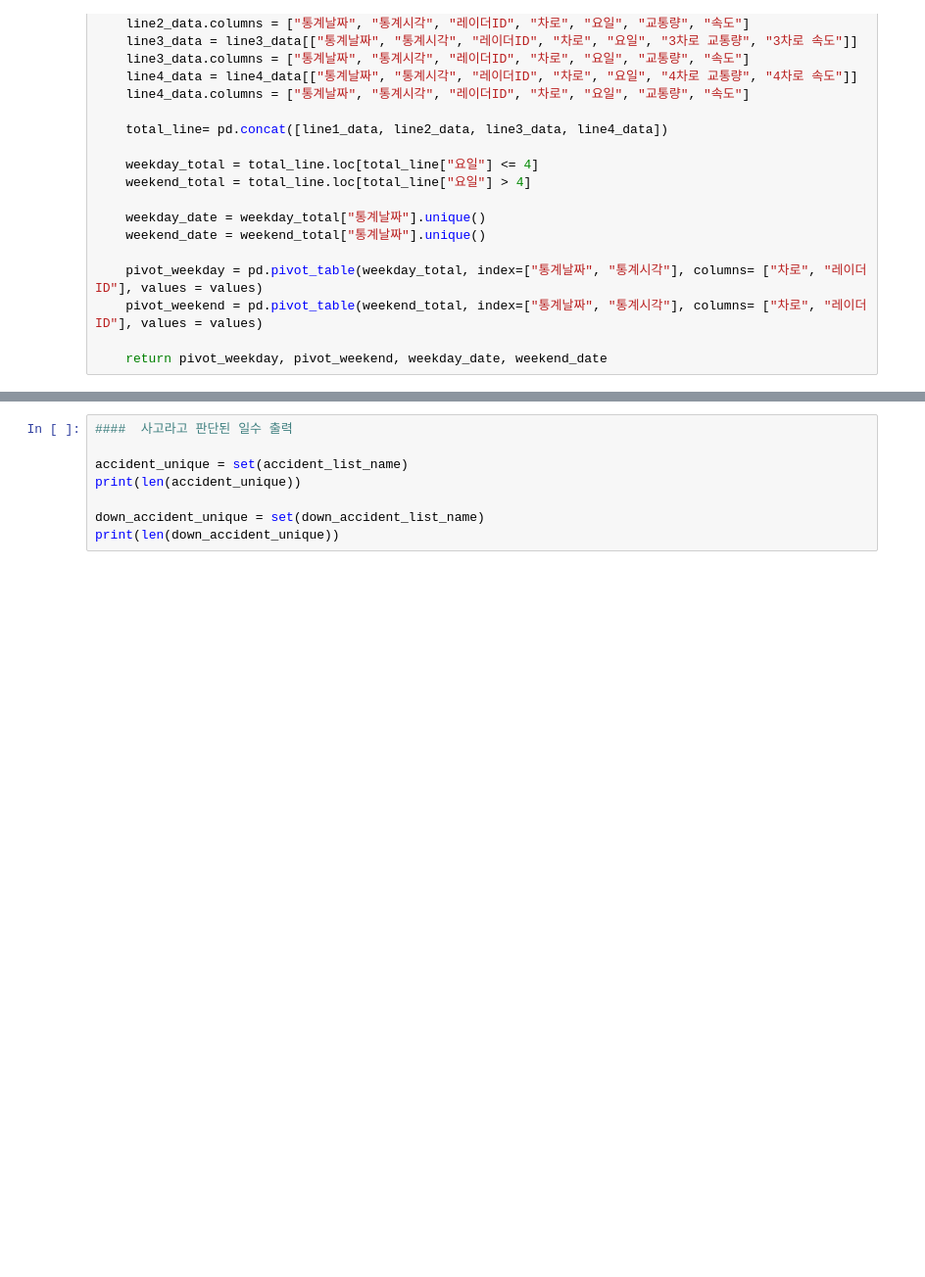
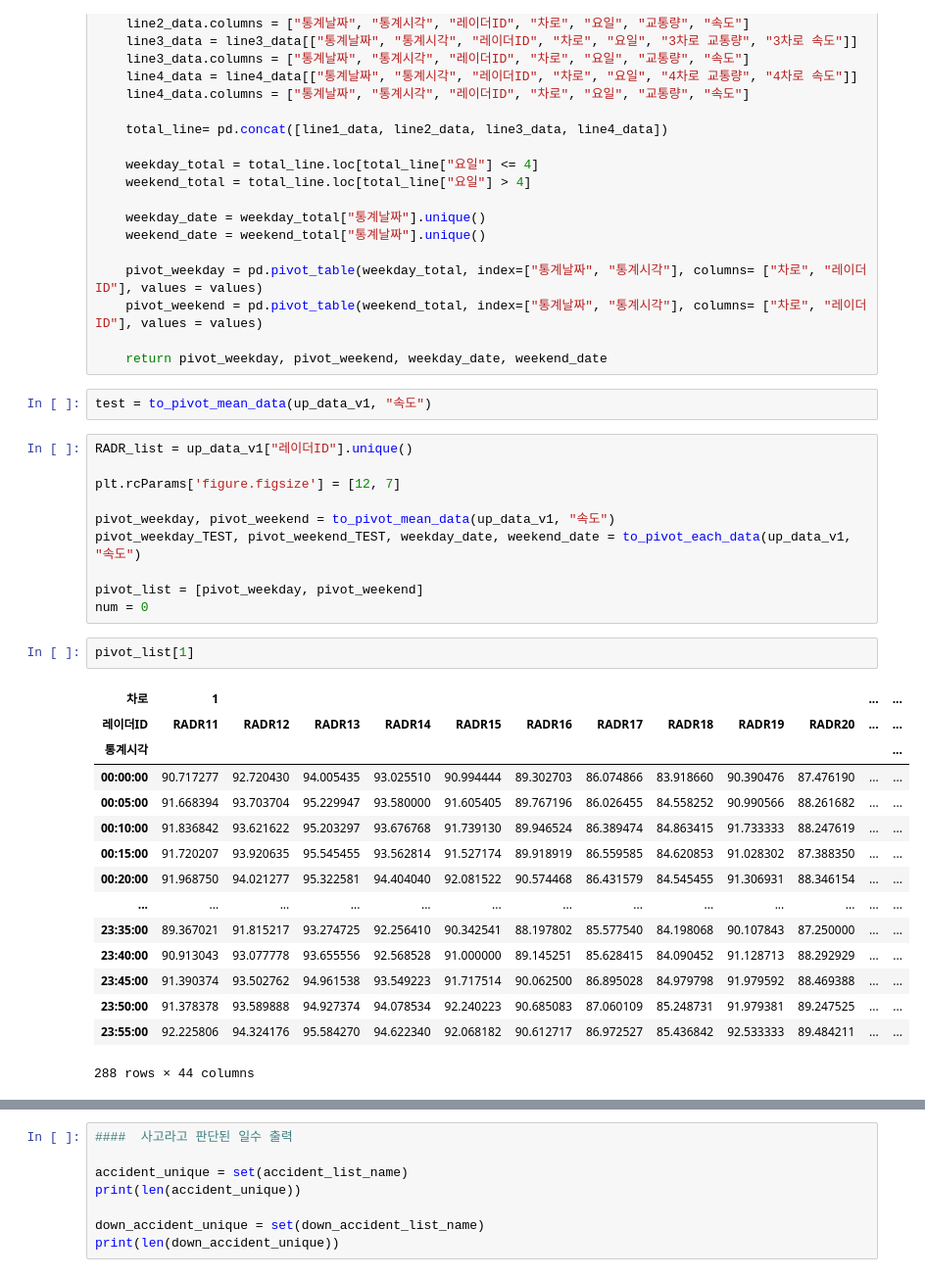
Before and after one commit to bok9504/Lab_work, a Jupyter notebook: 1. 데이터 분석.ipynb, the cells around one changed output, grey strips where cells are left out. Shown at 98% size. Saved outputs shown, nothing was run; the diff lists cells and outputs as text; blank space fills up the shorter version.

```diff
--- a/1. 데이터 분석.ipynb
+++ b/1. 데이터 분석.ipynb
@@ -184,6 +179,36 @@ def to_pivot_each_data(dataset, values):
     pivot_weekend = pd.pivot_table(weekend_total, index=["통계날짜", "통계시각"], columns= ["차로", "레이더ID"], values = values)
 
     return pivot_weekday, pivot_weekend, weekday_date, weekend_date
+# %%
+test = to_pivot_mean_data(up_data_v1, "속도")
+# %%
+RADR_list = up_data_v1["레이더ID"].unique()
+
+plt.rcParams['figure.figsize'] = [12, 7]
+
+pivot_weekday, pivot_weekend = to_pivot_mean_data(up_data_v1, "속도")
+pivot_weekday_TEST, pivot_weekend_TEST, weekday_date, weekend_date = to_pivot_each_data(up_data_v1, "속도")
+
+pivot_list = [pivot_weekday, pivot_weekend]
+num = 0
+# %%
+pivot_list[1]
+# %% [output]
+| 차로 | 1 |  |  |  |  |  |  |  |  |  | ... | ... |
+| 레이더ID | RADR11 | RADR12 | RADR13 | RADR14 | RADR15 | RADR16 | RADR17 | RADR18 | RADR19 | RADR20 | ... | ... |
+| 통계시각 |  |  |  |  |  |  |  |  |  |  |  | ... |
+| 00:00:00 | 90.717277 | 92.720430 | 94.005435 | 93.025510 | 90.994444 | 89.302703 | 86.074866 | 83.918660 | 90.390476 | 87.476190 | ... | ... |
+| 00:05:00 | 91.668394 | 93.703704 | 95.229947 | 93.580000 | 91.605405 | 89.767196 | 86.026455 | 84.558252 | 90.990566 | 88.261682 | ... | ... |
+| 00:10:00 | 91.836842 | 93.621622 | 95.203297 | 93.676768 | 91.739130 | 89.946524 | 86.389474 | 84.863415 | 91.733333 | 88.247619 | ... | ... |
+| 00:15:00 | 91.720207 | 93.920635 | 95.545455 | 93.562814 | 91.527174 | 89.918919 | 86.559585 | 84.620853 | 91.028302 | 87.388350 | ... | ... |
+| 00:20:00 | 91.968750 | 94.021277 | 95.322581 | 94.404040 | 92.081522 | 90.574468 | 86.431579 | 84.545455 | 91.306931 | 88.346154 | ... | ... |
+| ... | ... | ... | ... | ... | ... | ... | ... | ... | ... | ... | ... | ... |
+| 23:35:00 | 89.367021 | 91.815217 | 93.274725 | 92.256410 | 90.342541 | 88.197802 | 85.577540 | 84.198068 | 90.107843 | 87.250000 | ... | ... |
+| 23:40:00 | 90.913043 | 93.077778 | 93.655556 | 92.568528 | 91.000000 | 89.145251 | 85.628415 | 84.090452 | 91.128713 | 88.292929 | ... | ... |
+| 23:45:00 | 91.390374 | 93.502762 | 94.961538 | 93.549223 | 91.717514 | 90.062500 | 86.895028 | 84.979798 | 91.979592 | 88.469388 | ... | ... |
+| 23:50:00 | 91.378378 | 93.589888 | 94.927374 | 94.078534 | 92.240223 | 90.685083 | 87.060109 | 85.248731 | 91.979381 | 89.247525 | ... | ... |
+| 23:55:00 | 92.225806 | 94.324176 | 95.584270 | 94.622340 | 92.068182 | 90.612717 | 86.972527 | 85.436842 | 92.533333 | 89.484211 | ... | ... |
+288 rows × 44 columns
 # %%
 ##  사고로 판단되는 데이터 리스트 및 날짜 리턴, 히트맵 출력 함수
 #### 사고라고 판단되는 데이터의 리스트와 해당날짜를 리턴하고, 해당 데이터의 히트맵과 패턴데이터의 히트맵을 출력하는 함수
```
Also changed, not shown: parts of 5 cells of this notebook.
